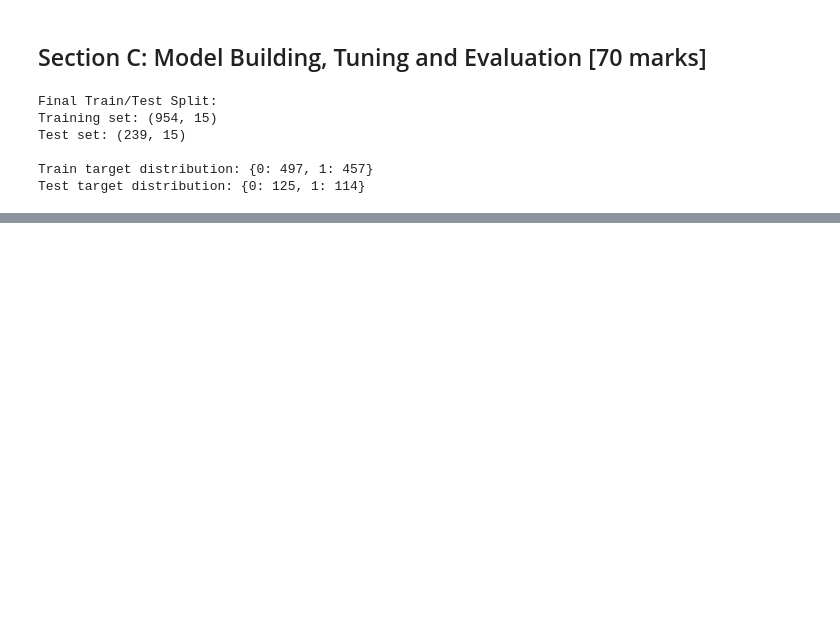
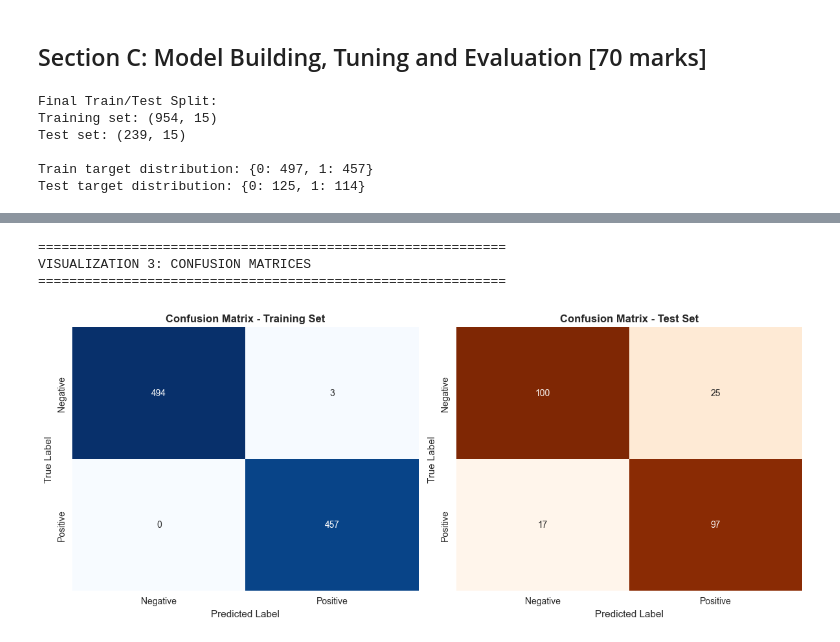
Before and after one commit to Ailurus-Feline/portfolio, a Jupyter notebook: certification-projects/CQF/exam3/report.ipynb, the cells around one changed output, grey strips where cells are left out. Cells and saved outputs as stored; diff of their text form; code cells hidden in the pictures; blank space fills up the shorter version.

```diff
--- a/certification-projects/CQF/exam3/report.ipynb
+++ b/certification-projects/CQF/exam3/report.ipynb
@@ -1125,0 +1144,31 @@ Prediction distribution plot saved to /Users/myk070629/Desktop/Study/Portfolio/p
+# %%
+print("=" * 60)
+print("VISUALIZATION 3: CONFUSION MATRICES")
+print("=" * 60)
+
+fig, axes = plt.subplots(1, 2, figsize=(12, 5))
+
+# Training confusion matrix
+cm_train = confusion_matrix(y_train_final, y_train_pred)
+sns.heatmap(cm_train, annot=True, fmt='d', cmap='Blues', ax=axes[0], cbar=False,
+            xticklabels=['Negative', 'Positive'], yticklabels=['Negative', 'Positive'])
+axes[0].set_title('Confusion Matrix - Training Set', fontsize=12, fontweight='bold')
+axes[0].set_ylabel('True Label', fontsize=11)
+axes[0].set_xlabel('Predicted Label', fontsize=11)
+
+# Test confusion matrix
+cm_test = confusion_matrix(y_test_final, y_test_pred)
+sns.heatmap(cm_test, annot=True, fmt='d', cmap='Oranges', ax=axes[1], cbar=False,
+            xticklabels=['Negative', 'Positive'], yticklabels=['Negative', 'Positive'])
+axes[1].set_title('Confusion Matrix - Test Set', fontsize=12, fontweight='bold')
+axes[1].set_ylabel('True Label', fontsize=11)
+axes[1].set_xlabel('Predicted Label', fontsize=11)
+
+plt.tight_layout()
+plt.savefig(fig_path / 'confusion_matrices.png', dpi=300, bbox_inches='tight')
+plt.show()
+# %% [output]
+============================================================
+VISUALIZATION 3: CONFUSION MATRICES
+============================================================
+[figure, added]
```
Also changed, not shown: parts of 30 cells of this notebook.
